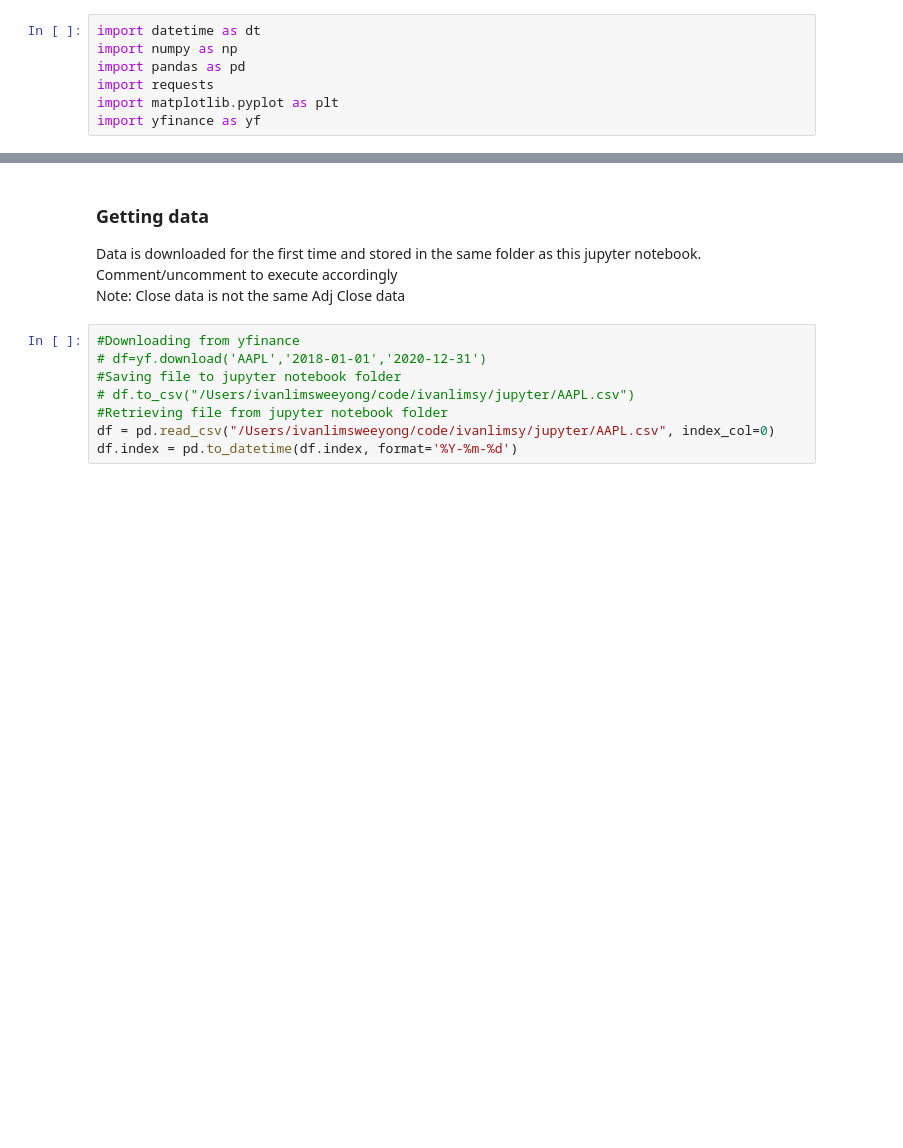
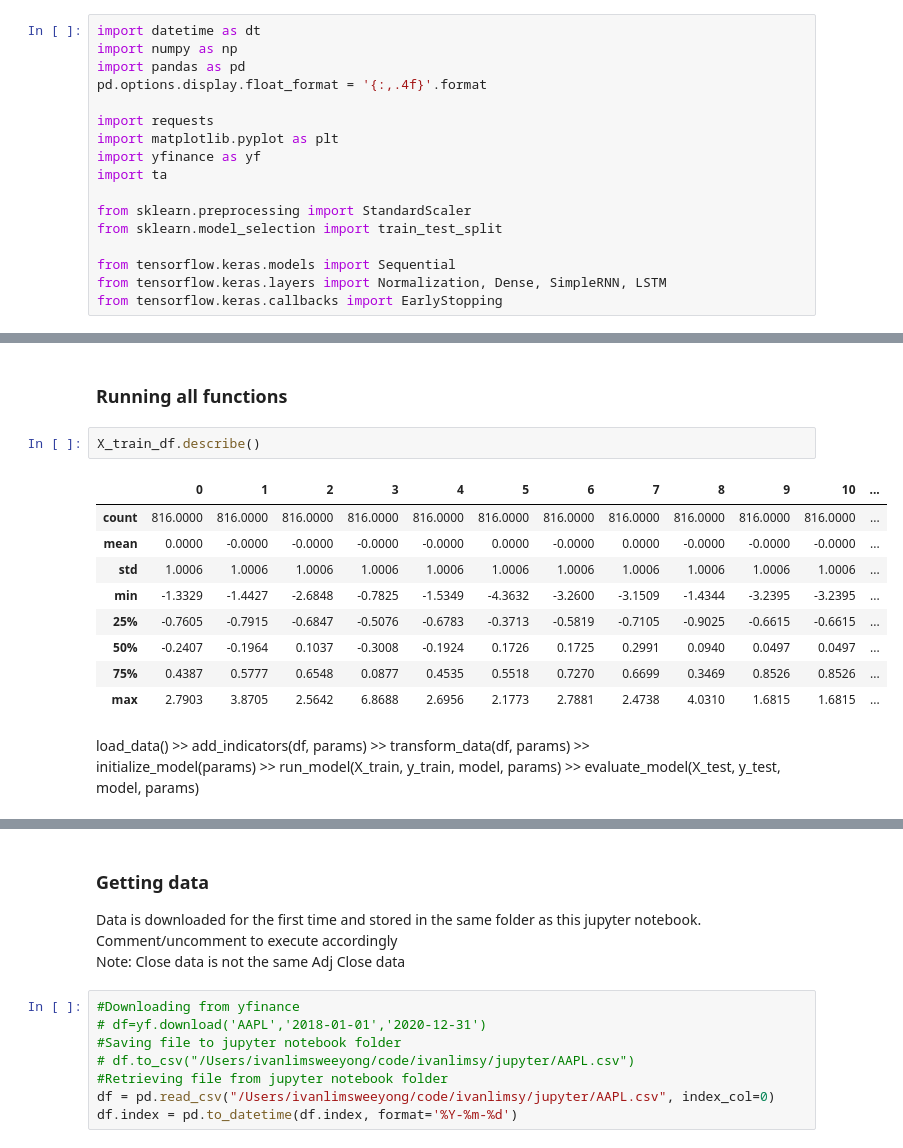
Before and after one commit to ivanlimsy/iOracle, a Jupyter notebook: notebooks/iOracle Deep Learning Ivan.ipynb, the cells around one changed output, grey strips where cells are left out. Cells and saved outputs as stored; diff of their text form; blank space fills up the shorter version.

```diff
--- a/notebooks/iOracle Deep Learning Ivan.ipynb
+++ b/notebooks/iOracle Deep Learning Ivan.ipynb
@@ -2,6 +24,16 @@
 import datetime as dt
 import numpy as np
 import pandas as pd
+pd.options.display.float_format = '{:,.4f}'.format
+
 import requests
 import matplotlib.pyplot as plt
 import yfinance as yf
+import ta
+
+from sklearn.preprocessing import StandardScaler
+from sklearn.model_selection import train_test_split
+
+from tensorflow.keras.models import Sequential
+from tensorflow.keras.layers import Normalization, Dense, SimpleRNN, LSTM
+from tensorflow.keras.callbacks import EarlyStopping
@@ -143,0 +242,17 @@ import ta #https://github.com/bukosabino/ta
+# %% [markdown]
+### Running all functions
+# %%
+X_train_df.describe()
+# %% [output]
+|  | 0 | 1 | 2 | 3 | 4 | 5 | 6 | 7 | 8 | 9 | 10 | ... |
+| count | 816.0000 | 816.0000 | 816.0000 | 816.0000 | 816.0000 | 816.0000 | 816.0000 | 816.0000 | 816.0000 | 816.0000 | 816.0000 | ... |
+| mean | 0.0000 | -0.0000 | -0.0000 | -0.0000 | -0.0000 | 0.0000 | -0.0000 | 0.0000 | -0.0000 | -0.0000 | -0.0000 | ... |
+| std | 1.0006 | 1.0006 | 1.0006 | 1.0006 | 1.0006 | 1.0006 | 1.0006 | 1.0006 | 1.0006 | 1.0006 | 1.0006 | ... |
+| min | -1.3329 | -1.4427 | -2.6848 | -0.7825 | -1.5349 | -4.3632 | -3.2600 | -3.1509 | -1.4344 | -3.2395 | -3.2395 | ... |
+| 25% | -0.7605 | -0.7915 | -0.6847 | -0.5076 | -0.6783 | -0.3713 | -0.5819 | -0.7105 | -0.9025 | -0.6615 | -0.6615 | ... |
+| 50% | -0.2407 | -0.1964 | 0.1037 | -0.3008 | -0.1924 | 0.1726 | 0.1725 | 0.2991 | 0.0940 | 0.0497 | 0.0497 | ... |
+| 75% | 0.4387 | 0.5777 | 0.6548 | 0.0877 | 0.4535 | 0.5518 | 0.7270 | 0.6699 | 0.3469 | 0.8526 | 0.8526 | ... |
+| max | 2.7903 | 3.8705 | 2.5642 | 6.8688 | 2.6956 | 2.1773 | 2.7881 | 2.4738 | 4.0310 | 1.6815 | 1.6815 | ... |
+# %% [markdown]
+load_data() >> add_indicators(df, params) >> transform_data(df, params) >> <br>
+initialize_model(params) >> run_model(X_train, y_train, model, params) >> evaluate_model(X_test, y_test, model, params)
```
Also changed, not shown: parts of 80 cells of this notebook.
